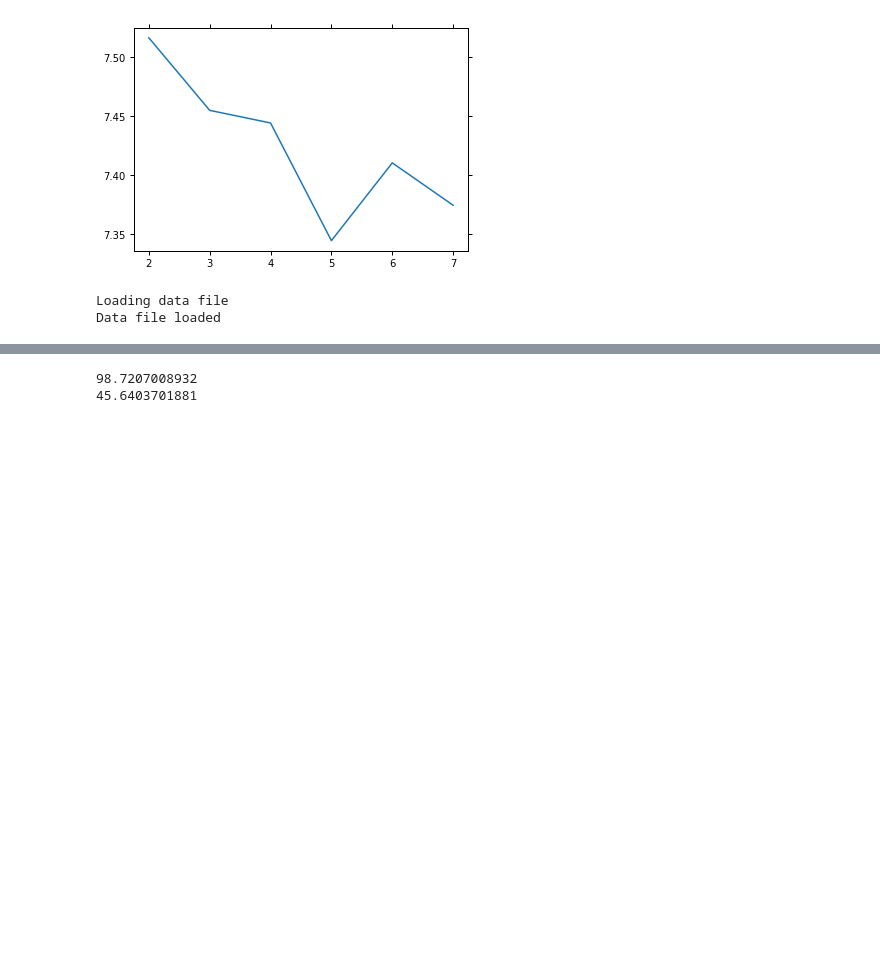
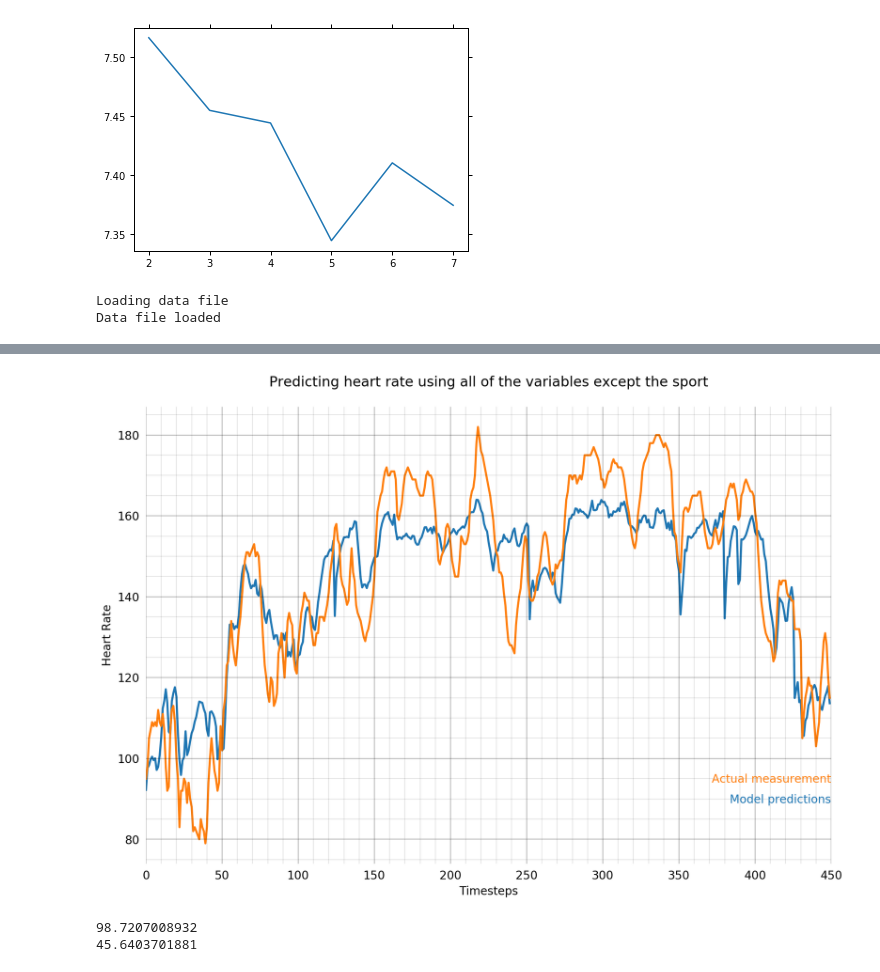
Before and after one commit to Epist/endomondo_inference, a Jupyter notebook: Keras_playground.ipynb, the cells around one changed output, grey strips where cells are left out. Cells and saved outputs as stored; diff of their text form; code cells hidden in the pictures; blank space fills up the shorter version.

```diff
--- a/Keras_playground.ipynb
+++ b/Keras_playground.ipynb
@@ -709,0 +694,83 @@ import numpy as np
+# %%
+#Plotting for unscaled values
+% config InlineBackend.figure_format = 'retina'
+
+workout_number = 2
+#workout_number += 1
+print("Workout number: ", workout_number)
+
+scaled_predictions = rescaleZscoredData(LarryModelData, predictions.flatten(), "heart_rate")
+scaled_pred_targets = rescaleZscoredData(LarryModelData, pred_targets.flatten(), "heart_rate")
+
+plt.figure(num=None, figsize=(15, 10), dpi=200, facecolor='w', edgecolor='k')
+
+# These are the "Tableau 20" colors as RGB.
+tableau20 = [(31, 119, 180), (174, 199, 232), (255, 127, 14), (255, 187, 120),
+             (44, 160, 44), (152, 223, 138), (214, 39, 40), (255, 152, 150),
+             (148, 103, 189), (197, 176, 213), (140, 86, 75), (196, 156, 148),
+             (227, 119, 194), (247, 182, 210), (127, 127, 127), (199, 199, 199),
+             (188, 189, 34), (219, 219, 141), (23, 190, 207), (158, 218, 229)]
+
+# Scale the RGB values to the [0, 1] range, which is the format matplotlib accepts.
+for i in range(len(tableau20)):
+    r, g, b = tableau20[i]
+    tableau20[i] = (r / 255., g / 255., b / 255.)
+
+# Remove the plot frame lines. They are unnecessary chartjunk.
+ax = plt.subplot(111)
+ax.spines["top"].set_visible(False)
+ax.spines["bottom"].set_visible(False)
+ax.spines["right"].set_visible(False)
+ax.spines["left"].set_visible(False)
+
+# Ensure that the axis ticks only show up on the bottom and left of the plot.
+# Ticks on the right and top of the plot are generally unnecessary chartjunk.
+ax.get_xaxis().tick_bottom()
+ax.get_yaxis().tick_left()
+
+y_major_tics = ax.get_yaxis().get_major_ticks()
+
+#for y in y_major_tics:
+#    plt.plot(range(0, 450), [y] * len(range(0, 450)), "--", lw=0.5, color="black", alpha=0.3)
+
+plt.minorticks_on()
+plt.tick_params(axis="both", which="both", bottom="off", top="off",
+                labelbottom="on", left="off", right="off", labelleft="on")
+
+# Limit the range of the plot to only where the data is.
+# Avoid unnecessary whitespace.
+#plt.ylim(0, 90)
+#plt.xlim(1968, 2014)
+
+# Make sure your axis ticks are large enough to be easily read.
+# You don't want your viewers squinting to read your plot.
+plt.yticks(fontsize=14)
+plt.xticks(fontsize=14)
+plt.grid(b=True, which='major', color="black", alpha=0.3, linestyle='-')
+plt.grid(b=True, which='minor', color="black", alpha=0.1, linestyle='-')
+
+indices=np.array(range(trimmed_workout_len))
+#Plot model predictions
+current_workout_preds = scaled_predictions[trimmed_workout_len*workout_number:trimmed_workout_len*(workout_number+1)]
+plt.plot(indices, current_workout_preds, lw=2.5, color=tableau20[0])
+#Plot targets
+current_workout_targets = scaled_pred_targets[trimmed_workout_len*workout_number:trimmed_workout_len*(workout_number+1)]
+plt.plot(indices, current_workout_targets, lw=2.5, color=tableau20[2])
+
+plt.xlim(0, trimmed_workout_len)
+minY = min([min(current_workout_preds),min(current_workout_targets)])
+maxY = max([max(current_workout_preds),max(current_workout_targets)])
+plt.ylim(minY-5, maxY+5)
+#print(maxY)
+
+#plt.suptitle("Model predictions: Red   Targets: Blue")
+#plt.title("Predicting heart rate using all of the variables except the sport", fontsize=16)
+plt.text(225, maxY+10, "Predicting heart rate using all of the variables except the sport", fontsize=17, ha="center")
+
+plt.text(450, minY+10, "Model predictions", fontsize=14, ha="right", color=tableau20[0])
+plt.text(450, minY+15, "Actual measurement", fontsize=14, ha="right", color=tableau20[2])
+
+plt.xlabel('Timesteps', fontsize=14)
+plt.ylabel('Heart Rate', fontsize=14)
+plt.show()
+# %% [output]
@@ -710,3 +778,4 @@ import numpy as np
+[figure, added]
 # %%
 hr_mean = endo_reader.variableMeans["heart_rate"]
 hr_std = endo_reader.variableStds["heart_rate"]
```
Also changed, not shown: parts of 23 cells of this notebook, 6 other files.
